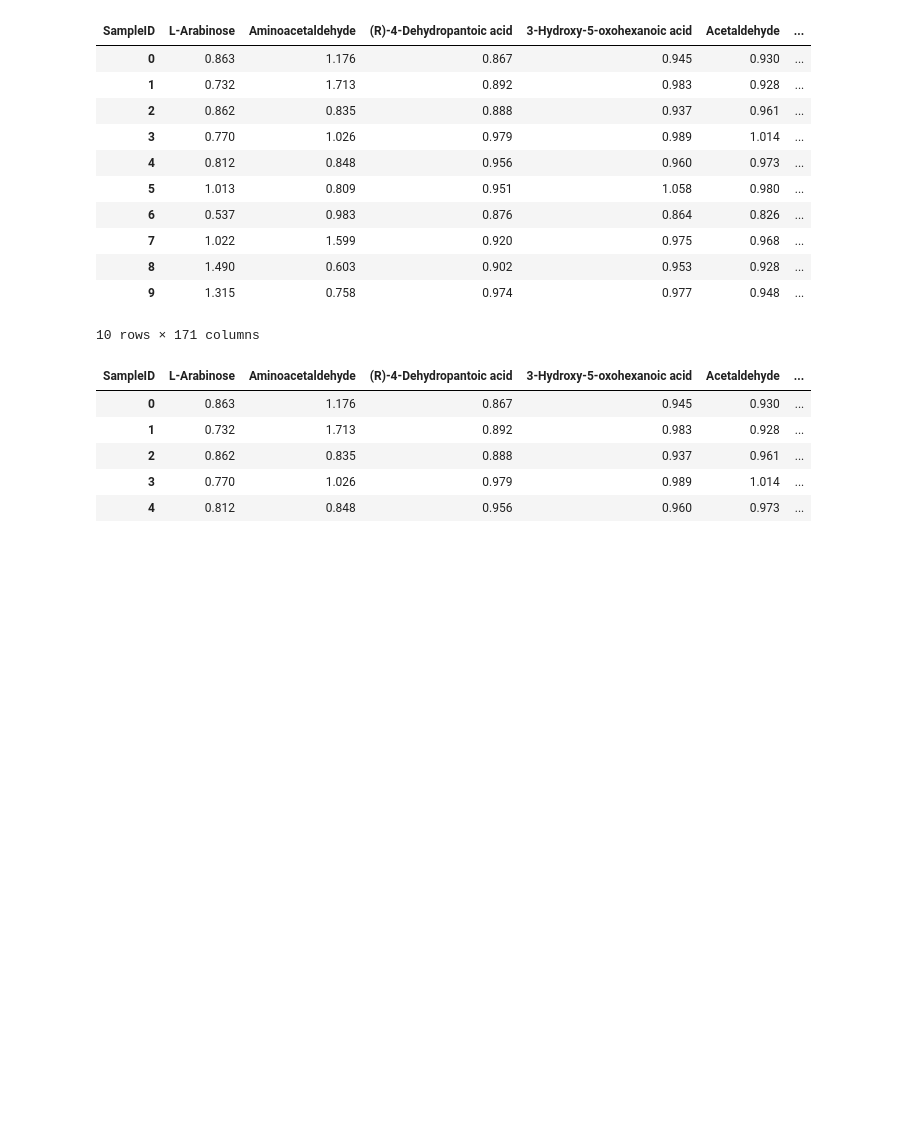
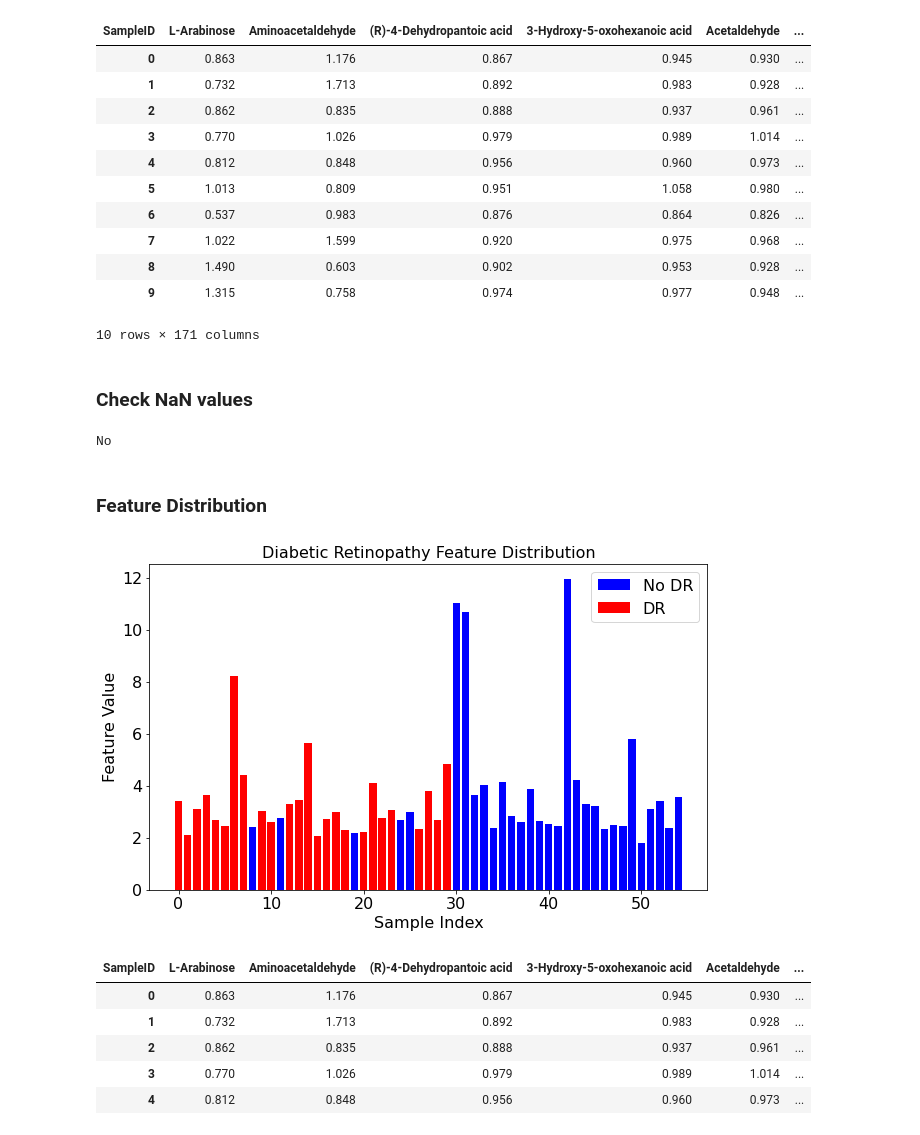
Before and after one commit to jamesleocodes/Diabetic_Retinopathy_ML, a Jupyter notebook: dR_ML.ipynb, the cells around one changed output. Saved outputs shown, nothing was run; the diff lists cells and outputs as text; code cells hidden in the pictures; blank space fills up the shorter version.

```diff
--- a/dR_ML.ipynb
+++ b/dR_ML.ipynb
@@ -176,6 +178,49 @@ df.head(10)
 | 8 | 1.490 | 0.603 | 0.902 | 0.953 | 0.928 | ... |
 | 9 | 1.315 | 0.758 | 0.974 | 0.977 | 0.948 | ... |
 10 rows × 171 columns
+# %% [markdown]
+### Check NaN values
+# %%
+# Check for any NaN values in the DataFrame
+if df.isna().any().any():
+    print('Yes')
+else:
+    print('No')
+# %% [output]
+No
+# %% [markdown]
+### Feature Distribution
+# %%
+
+# Select the features and class label
+features = df.drop('Class', axis=1)
+class_label = df['Class']
+
+# Map class labels to colors
+color_mapping = {'No DR': 'blue', 'DR': 'red'}
+class_color = class_label.map(color_mapping)
+
+# Create a bar plot with all features
+plt.figure(figsize=(10, 6))
+bars = []
+for i in range(features.shape[1]):
+    bar = plt.bar(range(features.shape[0]), features.iloc[:, i], color=class_color)
+    bars.append(bar[0])  # Store the bar object for each feature
+
+plt.xlabel('Sample Index')
+plt.ylabel('Feature Value')
+plt.title('Diabetic Retinopathy Feature Distribution')
+
+# Create the custom legend
+legend_elements = [Patch(facecolor='blue', label='No DR'),
+                   Patch(facecolor='red',  label='DR')]
+plt.legend(handles=legend_elements, loc='upper right')
+
+plt.savefig('features_distri.png',dpi=300)
+
+plt.show()
+# %% [output]
+[figure, added]
 # %%
 # Drop duplicate columns
 df = df.loc[:,~df.columns.duplicated()]
```
Also changed, not shown: parts of 25 cells of this notebook, 7 other files.
